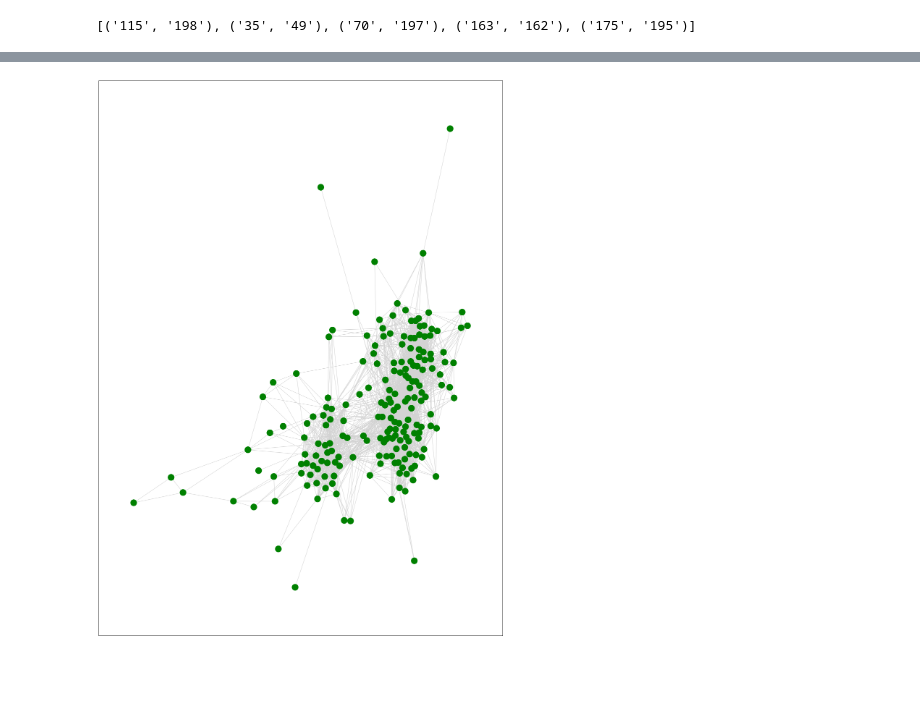
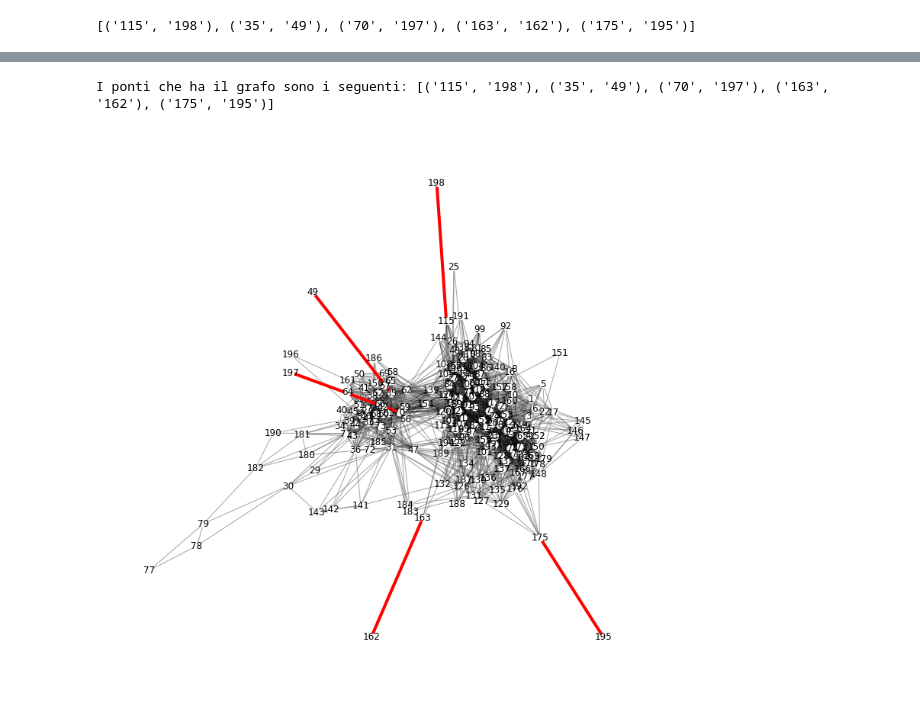
Before and after one commit to Badar97/Progetto_DataScience, a Jupyter notebook: 3-NetworkX/SocialNetworkAnalysisPt3.ipynb, the cells around one changed output, grey strips where cells are left out. Saved outputs shown, nothing was run; the diff lists cells and outputs as text; code cells hidden in the pictures; blank space fills up the shorter version.

```diff
--- a/3-NetworkX/SocialNetworkAnalysisPt3.ipynb
+++ b/3-NetworkX/SocialNetworkAnalysisPt3.ipynb
@@ -33,16 +33,13 @@ G = nx.from_pandas_edgelist(archi, source='nodo1', target='nodo2')
 # %%
 nodes = G.nodes()
 edges = G.edges()
-#labels = nx.get_node_attributes(G, 'name')
+
 bridges_g = nx.bridges(G)
 bridges= []
 for edge in bridges_g:
   bridges.append(edge)
 
-# k controls the distance between the nodes and varies between 0 and 1
-# iterations is the number of times simulated annealing is run
-# default k=0.1 and iterations=50
-pos = nx.spring_layout(G, k=0.15, iterations=125)
+pos = nx.spring_layout(G)
 # %%
 bridges
 # %% [output]
@@ -61,10 +52,11 @@ plt.show()
-# %%
-node_colors = ['green' for node in G.nodes()]
-edge_colors = ['red' if (int(edge[0]), int(edge[1])) in bridges else 'lightgrey' for edge in edges]
-plt.figure(figsize=(20,28.2))
-coord = nx.spring_layout(G, k=0.55, iterations=20)
-nx.draw_networkx_nodes(G, pos, node_color=node_colors)
-nx.draw_networkx_edges(G, pos, edge_color=edge_colors)
-plt.show()
-# %% [output]
-[figure, removed]
+# %%
+print(f'I ponti che ha il grafo sono i seguenti: {bridges}')
+plt.figure(figsize=(10,10))
+nx.draw(G, pos, node_color='white', node_size=80,
+        with_labels=True, edge_color="lightgrey")
+edges = nx.draw_networkx_edges(G, pos, alpha=0.2)
+nx.draw_networkx_edges(G, pos, edgelist=bridges, nodelist=bridges, edge_color="red", width=4)
+plt.show()
+# %% [output]
+I ponti che ha il grafo sono i seguenti: [('115', '198'), ('35', '49'), ('70', '197'), ('163', '162'), ('175', '195')]
+[figure, added]
```
Also changed, not shown: parts of 2 cells of this notebook.
